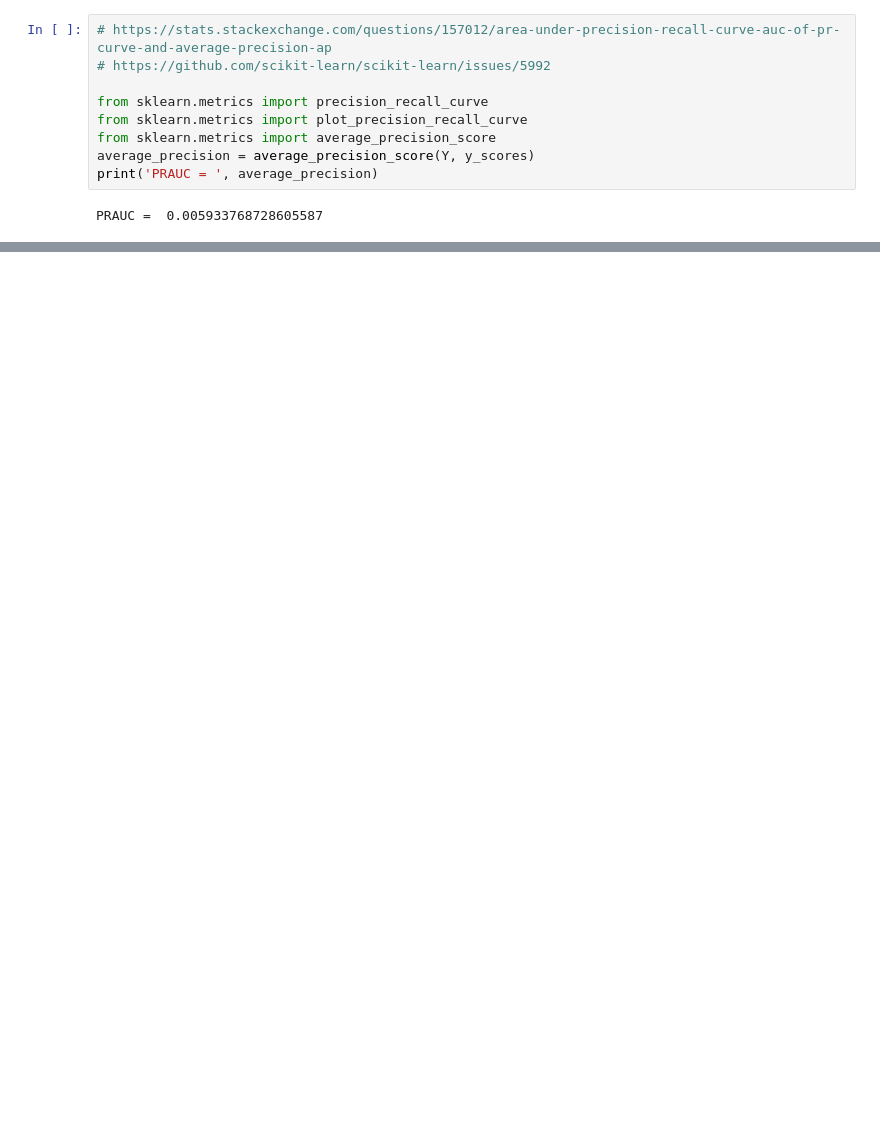
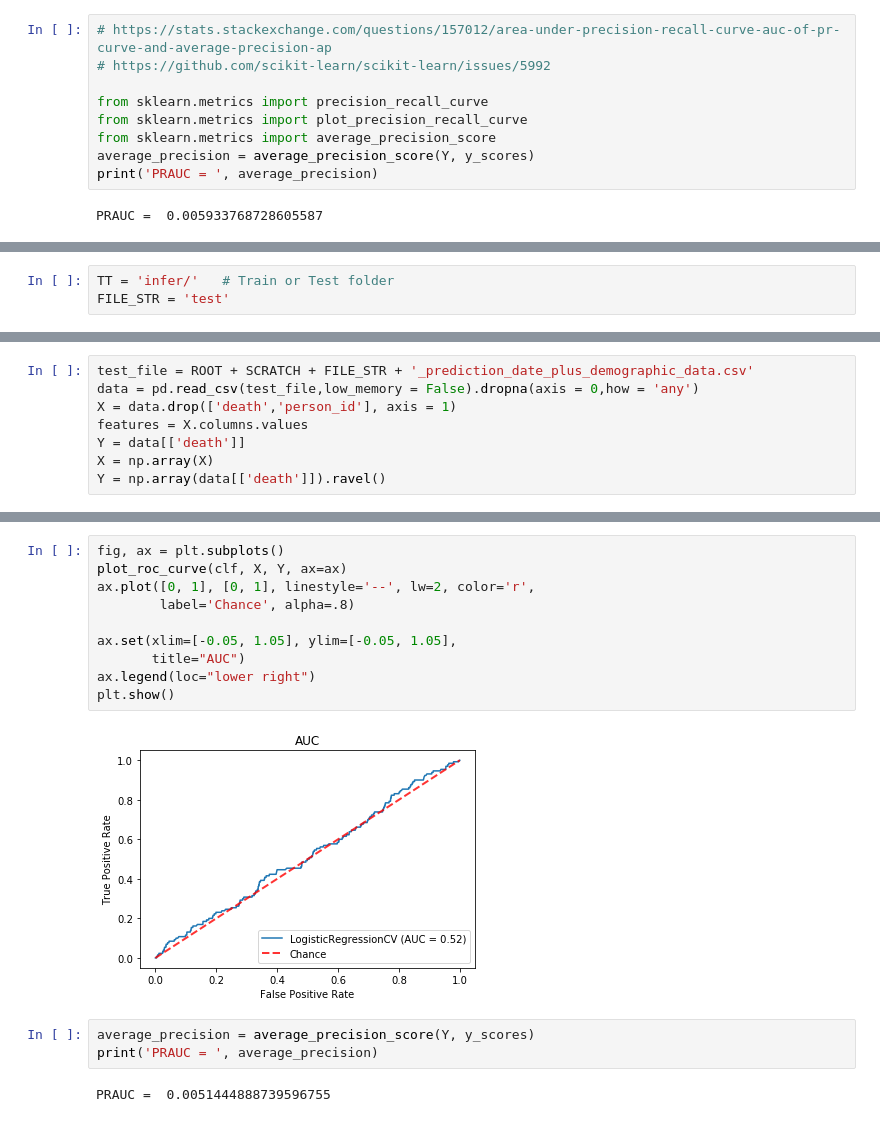
Before and after one commit to romirmoza/omop-cdm-postgresql, a Jupyter notebook: baseline_logit.ipynb, the cells around one changed output, grey strips where cells are left out. Saved outputs shown, nothing was run; the diff lists cells and outputs as text; blank space fills up the shorter version.

```diff
--- a/baseline_logit.ipynb
+++ b/baseline_logit.ipynb
@@ -171,0 +179,3 @@ plt.show()
+# %%
+TT = 'infer/'   # Train or Test folder
+FILE_STR = 'test'
@@ -171,0 +189,8 @@ plt.show()
+# %%
+test_file = ROOT + SCRATCH + FILE_STR + '_prediction_date_plus_demographic_data.csv'
+data = pd.read_csv(test_file,low_memory = False).dropna(axis = 0,how = 'any')
+X = data.drop(['death','person_id'], axis = 1)
+features = X.columns.values
+Y = data[['death']]
+X = np.array(X)
+Y = np.array(data[['death']]).ravel()
@@ -171,0 +206,17 @@ plt.show()
+# %%
+fig, ax = plt.subplots()
+plot_roc_curve(clf, X, Y, ax=ax)
+ax.plot([0, 1], [0, 1], linestyle='--', lw=2, color='r',
+        label='Chance', alpha=.8)
+
+ax.set(xlim=[-0.05, 1.05], ylim=[-0.05, 1.05],
+       title="AUC")
+ax.legend(loc="lower right")
+plt.show()
+# %% [output]
+[figure, added]
+# %%
+average_precision = average_precision_score(Y, y_scores)
+print('PRAUC = ', average_precision)
+# %% [output]
+PRAUC =  0.0051444888739596755
```
Also changed, not shown: parts of 17 cells of this notebook.
